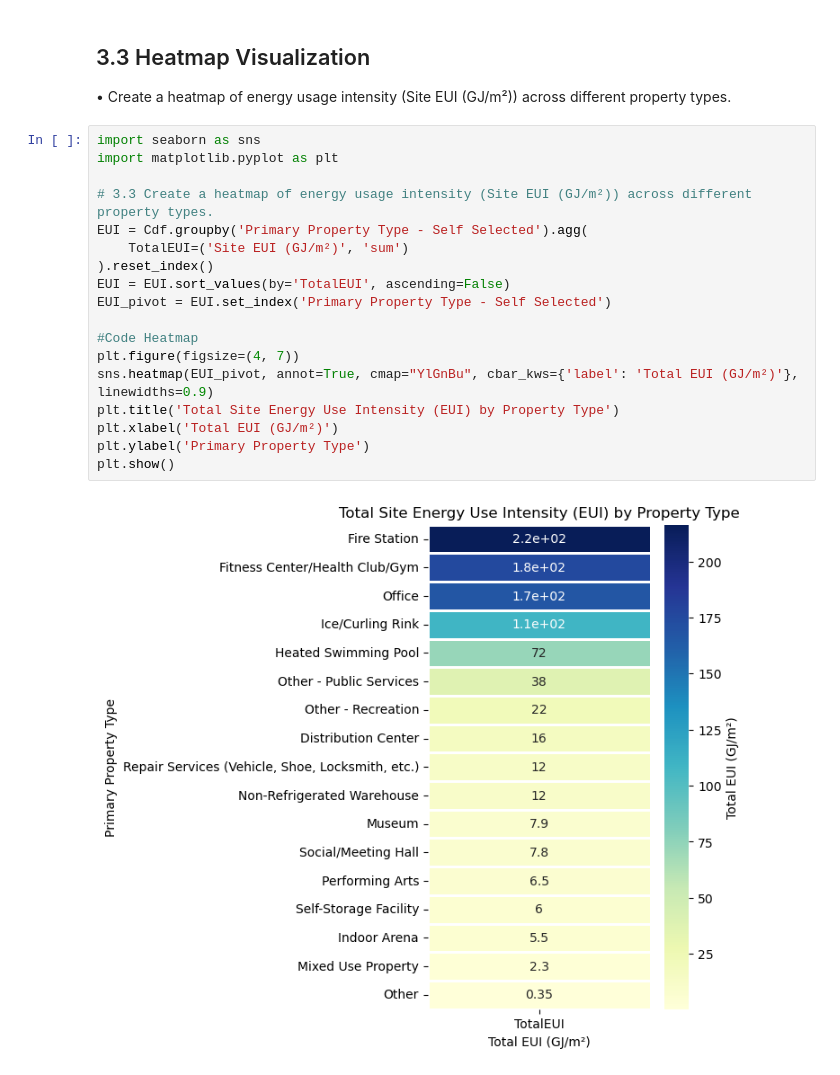
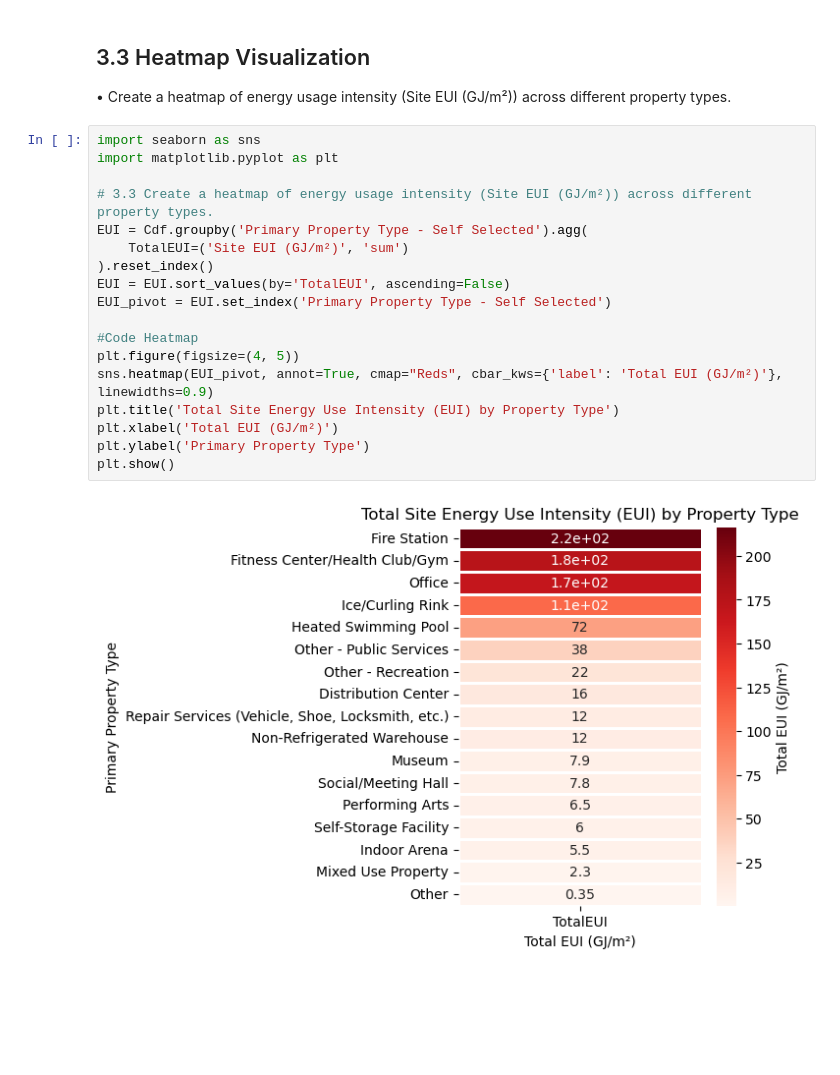
Before and after one commit to msthalegu/Analysis-of-Energy-Consumption-Trends-in-Calgary-, a Jupyter notebook: AssignmentFour.ipynb, the cells around one changed output. Cells and saved outputs as stored; diff of their text form; blank space fills up the shorter version.

Commit message:
The exercises that mentioned years were fixed, the matrix was corrected, and the graphs were adjusted. Solved up to 5

```diff
--- a/AssignmentFour.ipynb
+++ b/AssignmentFour.ipynb
@@ -616,20 +562,20 @@ types.
 # %%
 import seaborn as sns
 import matplotlib.pyplot as plt
 
 # 3.3 Create a heatmap of energy usage intensity (Site EUI (GJ/m²)) across different property types.
 EUI = Cdf.groupby('Primary Property Type - Self Selected').agg(
     TotalEUI=('Site EUI (GJ/m²)', 'sum')
 ).reset_index()
 EUI = EUI.sort_values(by='TotalEUI', ascending=False)
 EUI_pivot = EUI.set_index('Primary Property Type - Self Selected')
 
 #Code Heatmap
-plt.figure(figsize=(4, 7))
-sns.heatmap(EUI_pivot, annot=True, cmap="YlGnBu", cbar_kws={'label': 'Total EUI (GJ/m²)'}, linewidths=0.9)
+plt.figure(figsize=(4, 5))
+sns.heatmap(EUI_pivot, annot=True, cmap="Reds", cbar_kws={'label': 'Total EUI (GJ/m²)'}, linewidths=0.9)
 plt.title('Total Site Energy Use Intensity (EUI) by Property Type')
 plt.xlabel('Total EUI (GJ/m²)')
 plt.ylabel('Primary Property Type')
 plt.show()
 # %% [output]
-[figure, old version]
+[figure, new version]
```
Also changed, not shown: parts of 24 cells of this notebook.
